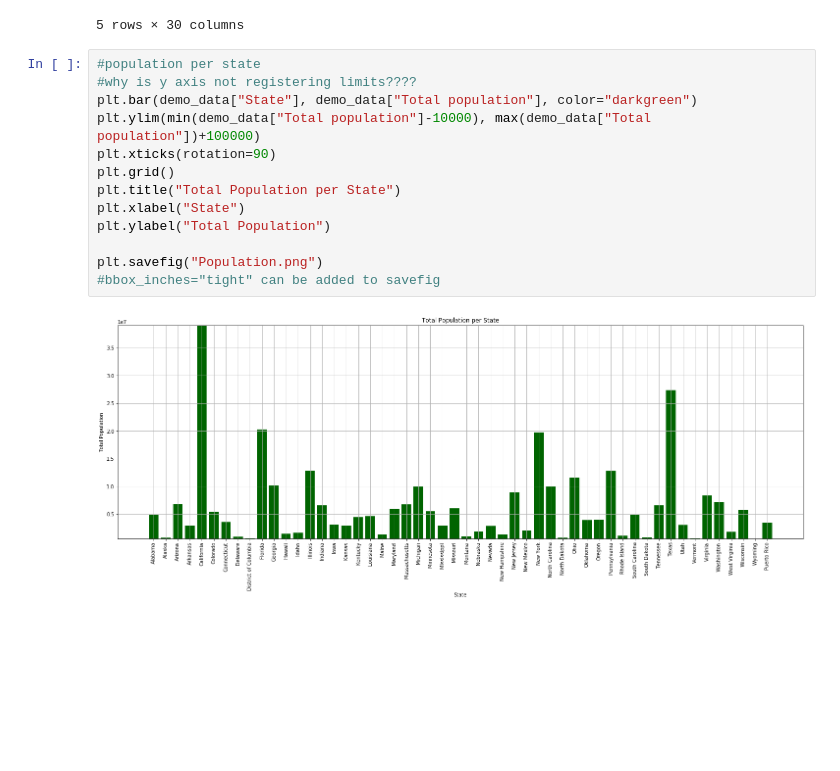
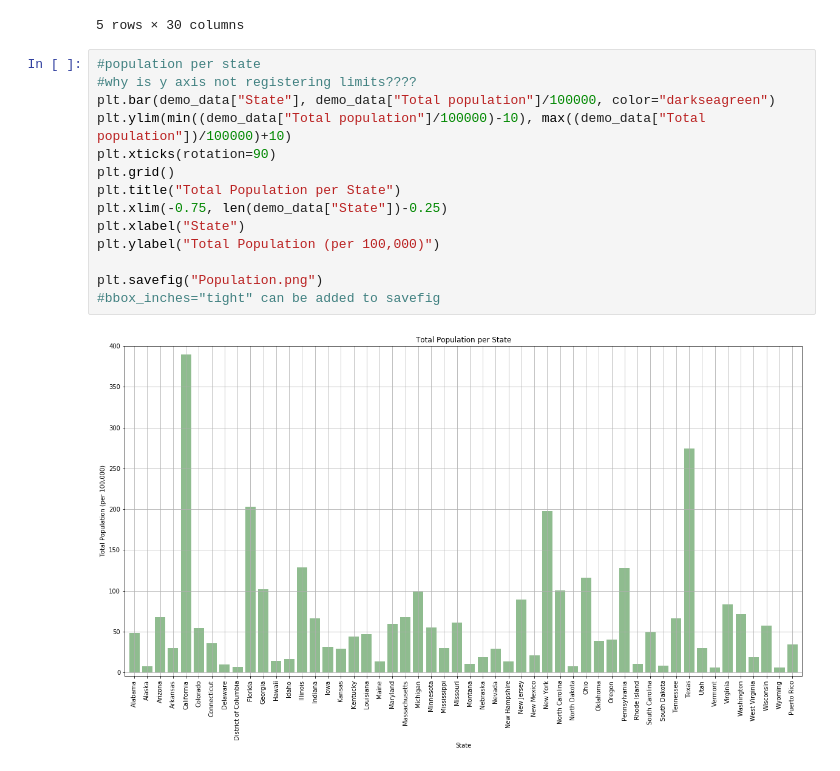
Before and after one commit to ericaleon/mental-health, a Jupyter notebook: Demographics.ipynb, the cells around one changed output. Cells and saved outputs as stored; diff of their text form; blank space fills up the shorter version.

```diff
--- a/Demographics.ipynb
+++ b/Demographics.ipynb
@@ -49,18 +52,19 @@ demo_data.head()
 # %%
 #population per state
 #why is y axis not registering limits????
-plt.bar(demo_data["State"], demo_data["Total population"], color="darkgreen")
-plt.ylim(min(demo_data["Total population"]-10000), max(demo_data["Total population"])+100000)
+plt.bar(demo_data["State"], demo_data["Total population"]/100000, color="darkseagreen")
+plt.ylim(min((demo_data["Total population"]/100000)-10), max((demo_data["Total population"])/100000)+10)
 plt.xticks(rotation=90)
 plt.grid()
 plt.title("Total Population per State")
+plt.xlim(-0.75, len(demo_data["State"])-0.25)
 plt.xlabel("State")
-plt.ylabel("Total Population")
+plt.ylabel("Total Population (per 100,000)")
 
 plt.savefig("Population.png")
 #bbox_inches="tight" can be added to savefig
 # %% [output]
-[figure, old version]
+[figure, new version]
 # %%
 #male/female info
 #demo_data[["Male Percent", "Female Percent"]].plot(kind='bar')
```
Also changed, not shown: parts of 16 cells of this notebook, 9 other files.
